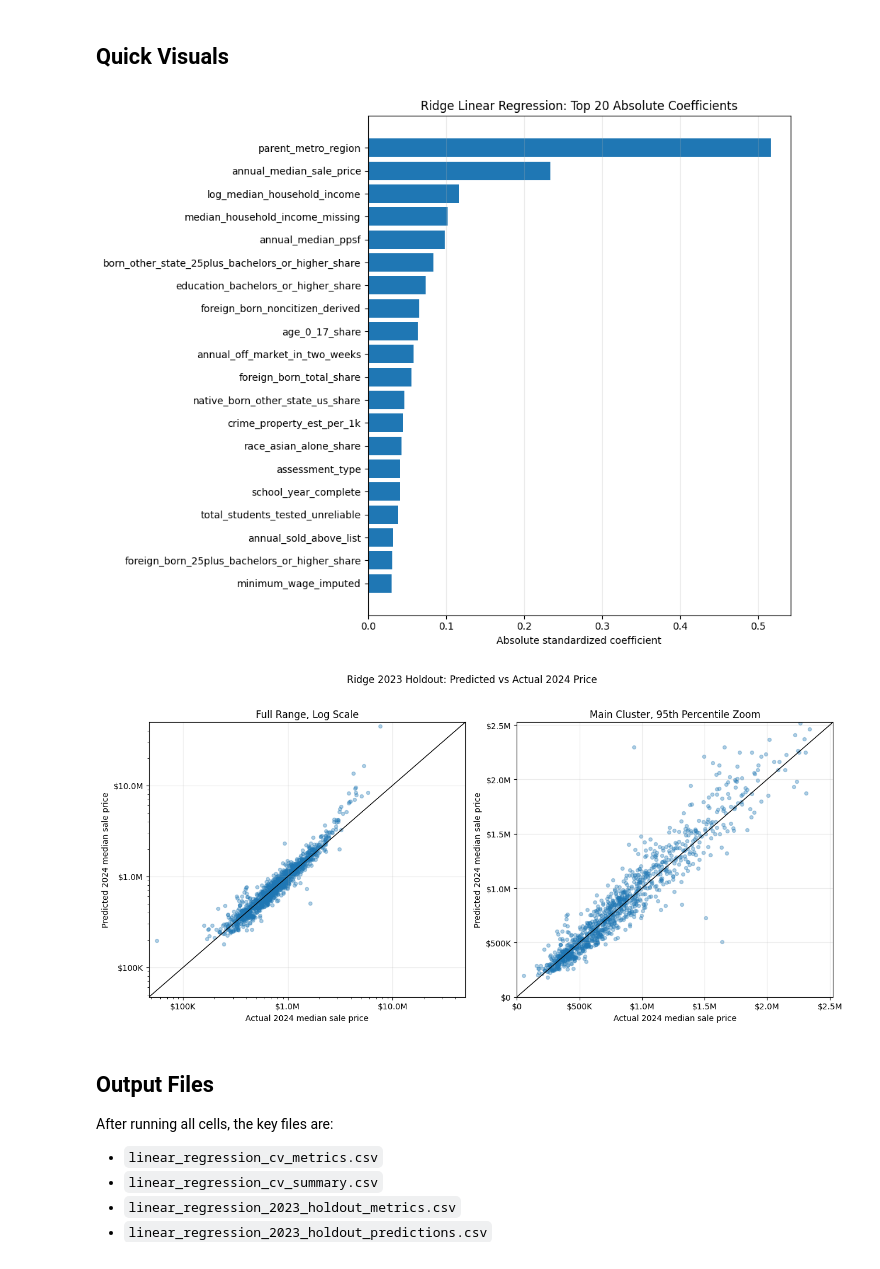
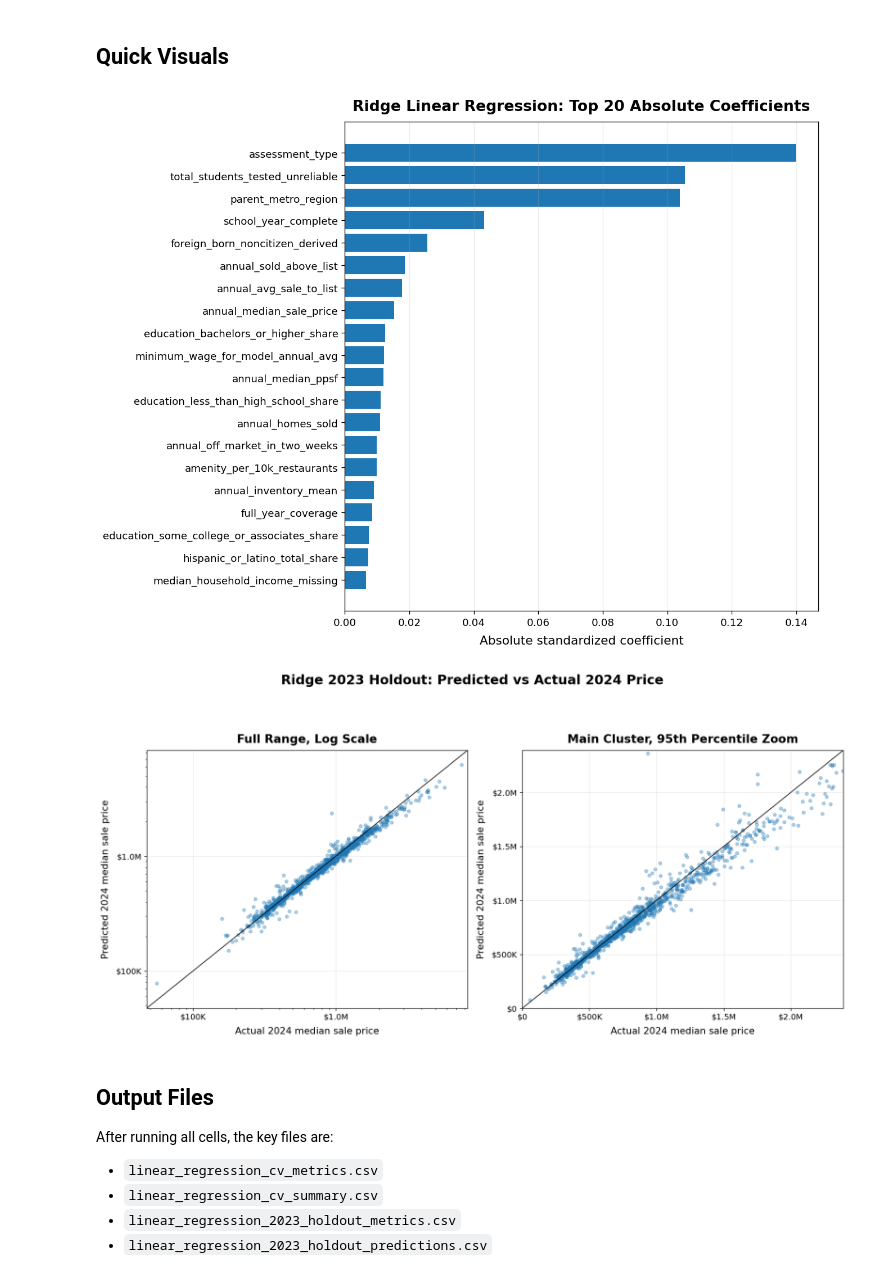
Before and after one commit to charlesgao5199/Stats170-ZIPLOCK, a Jupyter notebook: phase-2-models/linear_regression_phase2.ipynb, the cells around one changed output. Cells and saved outputs as stored; diff of their text form; code cells hidden in the pictures.

```diff
--- a/phase-2-models/linear_regression_phase2.ipynb
+++ b/phase-2-models/linear_regression_phase2.ipynb
@@ -57,8 +71,9 @@ feature_schema = pd.read_csv(MODEL_DATA_DIR / 'phase2_selected_feature_schema.cs
 feature_config = json.loads((MODEL_DATA_DIR / 'phase2_selected_features.json').read_text())
 cv_folds = pd.read_csv(MODEL_DATA_DIR / 'phase2_time_blocked_cv_folds.csv')
 
-TARGET = 'y_log_next_year_median_sale_price'
+TARGET = 'y_next_year_median_sale_price_log_change'
 TARGET_DOLLARS = 'y_next_year_median_sale_price'
+CURRENT_PRICE = 'annual_median_sale_price'
 FEATURES = feature_config['feature_sets']['all_selected_features']
 NUMERIC_FEATURES = feature_config['preprocessing']['numeric']
 CATEGORICAL_FEATURES = feature_config['preprocessing']['categorical']
@@ -150,8 +170,13 @@ for model_name in model_names:
 
         model = make_linear_pipeline(model_name)
         model.fit(train_fold[FEATURES], train_fold[TARGET])
-        pred_log = model.predict(validation_fold[FEATURES])
-        metrics = evaluate_predictions(validation_fold[TARGET], pred_log)
+        pred_log_change = model.predict(validation_fold[FEATURES])
+        metrics = evaluate_predictions(
+            validation_fold[TARGET],
+            pred_log_change,
+            validation_fold[CURRENT_PRICE],
+            validation_fold[TARGET_DOLLARS],
+        )
         estimator = model.named_steps['model']
         metrics.update({
             'model': model_name,
@@ -164,7 +189,7 @@ for model_name in model_names:
         cv_rows.append(metrics)
 
 cv_metrics = pd.DataFrame(cv_rows)
-metric_cols = ['model', 'fold', 'validation_year', 'train_rows', 'validation_rows', 'ridge_alpha', 'mae_dollars', 'rmse_dollars', 'r2_dollars', 'mae_log', 'rmse_log', 'r2_log']
+metric_cols = ['model', 'fold', 'validation_year', 'train_rows', 'validation_rows', 'ridge_alpha', 'mae_dollars', 'rmse_dollars', 'r2_dollars', 'mae_log_change', 'rmse_log_change', 'r2_log_change', 'mae_growth_pct_points', 'rmse_growth_pct_points', 'r2_growth_pct']
 cv_metrics = cv_metrics[metric_cols]
 cv_metrics.to_csv(OUTPUT_DIR / 'linear_regression_cv_metrics.csv', index=False)
 cv_metrics
@@ -208,8 +233,13 @@ for model_name in model_names:
     model = make_linear_pipeline(model_name)
     model.fit(train[FEATURES], train[TARGET])
     final_models[model_name] = model
-    pred_log = model.predict(test[FEATURES])
-    metrics = evaluate_predictions(test[TARGET], pred_log)
+    pred_log_change = model.predict(test[FEATURES])
+    metrics = evaluate_predictions(
+        test[TARGET],
+        pred_log_change,
+        test[CURRENT_PRICE],
+        test[TARGET_DOLLARS],
+    )
     estimator = model.named_steps['model']
     metrics.update({
         'model': model_name,
@@ -220,10 +250,10 @@ for model_name in model_names:
     })
     holdout_metric_rows.append(metrics)
 
-    predictions = test[['zcta5', 'year', TARGET_DOLLARS, TARGET]].copy()
+    predictions = test[['zcta5', 'year', CURRENT_PRICE, TARGET_DOLLARS, TARGET]].copy()
     predictions['model'] = model_name
-    predictions['pred_log_next_year_median_sale_price'] = pred_log
-    predictions['pred_next_year_median_sale_price'] = np.exp(pred_log)
+    predictions['pred_log_change_next_year_median_sale_price'] = pred_log_change
+    predictions['pred_next_year_median_sale_price'] = predictions[CURRENT_PRICE] * np.exp(pred_log_change)
     predictions['absolute_error_dollars'] = (
         predictions['pred_next_year_median_sale_price'] - predictions[TARGET_DOLLARS]
     ).abs()
@@ -233,7 +263,7 @@ for model_name in model_names:
     prediction_frames.append(predictions)
 
 holdout_metrics = pd.DataFrame(holdout_metric_rows)
-holdout_metrics = holdout_metrics[['model', 'train_years', 'test_year', 'target_year', 'ridge_alpha', 'mae_dollars', 'rmse_dollars', 'r2_dollars', 'mae_log', 'rmse_log', 'r2_log']]
+holdout_metrics = holdout_metrics[['model', 'train_years', 'test_year', 'target_year', 'ridge_alpha', 'mae_dollars', 'rmse_dollars', 'r2_dollars', 'mae_log_change', 'rmse_log_change', 'r2_log_change', 'mae_growth_pct_points', 'rmse_growth_pct_points', 'r2_growth_pct']]
 holdout_metrics.to_csv(OUTPUT_DIR / 'linear_regression_2023_holdout_metrics.csv', index=False)
 
 holdout_predictions = pd.concat(prediction_frames, ignore_index=True)
@@ -310,21 +340,22 @@ feature_coefficients.groupby('model').head(20)
 # %%
 primary_model = 'ridge_linear_regression'
 plot_df = (
     feature_coefficients[feature_coefficients['model'].eq(primary_model)]
     .head(20)
     .iloc[::-1]
 )
 
-fig, ax = plt.subplots(figsize=(10, 8))
+fig, ax = plt.subplots(figsize=(11, 8.5))
 ax.barh(plot_df['feature'], plot_df['max_abs_coefficient'])
-ax.set_title('Ridge Linear Regression: Top 20 Absolute Coefficients')
-ax.set_xlabel('Absolute standardized coefficient')
+ax.set_title('Ridge Linear Regression: Top 20 Absolute Coefficients', pad=12, fontweight='semibold')
+ax.set_xlabel('Absolute standardized coefficient', labelpad=8)
 ax.grid(axis='x', alpha=0.25)
-fig.tight_layout()
-fig.savefig(OUTPUT_DIR / 'ridge_top20_coefficients.png', dpi=200)
+ax.tick_params(axis='both', labelsize=11)
+fig.tight_layout(pad=1.2)
+fig.savefig(OUTPUT_DIR / 'ridge_top20_coefficients.png', dpi=240)
 plt.show()
 # %% [output]
-[figure, old version]
+[figure, new version]
 # %%
 from matplotlib.ticker import FuncFormatter
 
@@ -347,7 +378,7 @@ full_lims = [
 ]
 zoom_limit = max(actual_price.quantile(0.95), predicted_price.quantile(0.95)) * 1.10
 
-fig, axes = plt.subplots(1, 2, figsize=(13, 6))
+fig, axes = plt.subplots(1, 2, figsize=(14.5, 6.8))
 
 axes[0].scatter(actual_price, predicted_price, alpha=0.35, s=18)
 axes[0].plot(full_lims, full_lims, color='black', linewidth=1)
@@ -355,27 +386,28 @@ axes[0].set_xscale('log')
 axes[0].set_yscale('log')
 axes[0].set_xlim(full_lims)
 axes[0].set_ylim(full_lims)
-axes[0].set_title('Full Range, Log Scale')
+axes[0].set_title('Full Range, Log Scale', pad=10, fontweight='semibold')
 
 axes[1].scatter(actual_price, predicted_price, alpha=0.35, s=18)
 axes[1].plot([0, zoom_limit], [0, zoom_limit], color='black', linewidth=1)
 axes[1].set_xlim(0, zoom_limit)
 axes[1].set_ylim(0, zoom_limit)
-axes[1].set_title('Main Cluster, 95th Percentile Zoom')
+axes[1].set_title('Main Cluster, 95th Percentile Zoom', pad=10, fontweight='semibold')
 
 for ax in axes:
-    ax.set_xlabel('Actual 2024 median sale price')
-    ax.set_ylabel('Predicted 2024 median sale price')
+    ax.set_xlabel('Actual 2024 median sale price', labelpad=8)
+    ax.set_ylabel('Predicted 2024 median sale price', labelpad=8)
     ax.xaxis.set_major_formatter(dollar_formatter)
     ax.yaxis.set_major_formatter(dollar_formatter)
     ax.grid(alpha=0.25)
+    ax.tick_params(axis='both', labelsize=11)
 
-fig.suptitle('Ridge 2023 Holdout: Predicted vs Actual 2024 Price', y=1.02)
-fig.tight_layout()
-fig.savefig(OUTPUT_DIR / 'ridge_2023_predicted_vs_actual.png', dpi=200, bbox_inches='tight')
+fig.suptitle('Ridge 2023 Holdout: Predicted vs Actual 2024 Price', y=1.04, fontweight='semibold')
+fig.tight_layout(rect=[0, 0, 1, 0.96])
+fig.savefig(OUTPUT_DIR / 'ridge_2023_predicted_vs_actual.png', dpi=240, bbox_inches='tight')
 plt.show()
 # %% [output]
-[figure, old version]
+[figure, new version]
 # %% [markdown]
 ## Output Files
 
```
Also changed, not shown: parts of 8 cells of this notebook, 55 other files.
